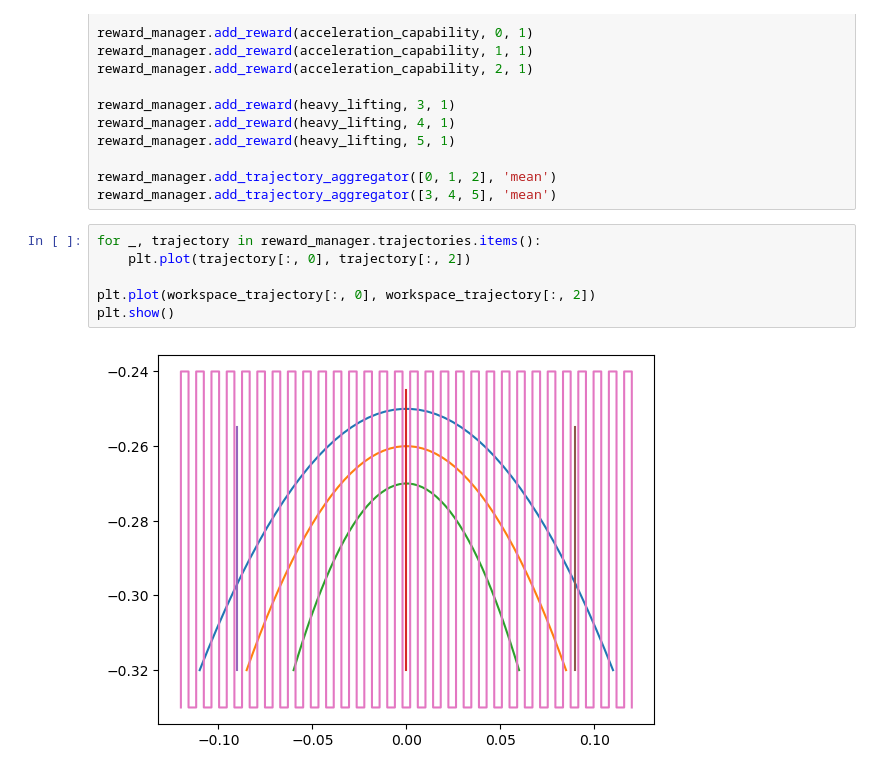
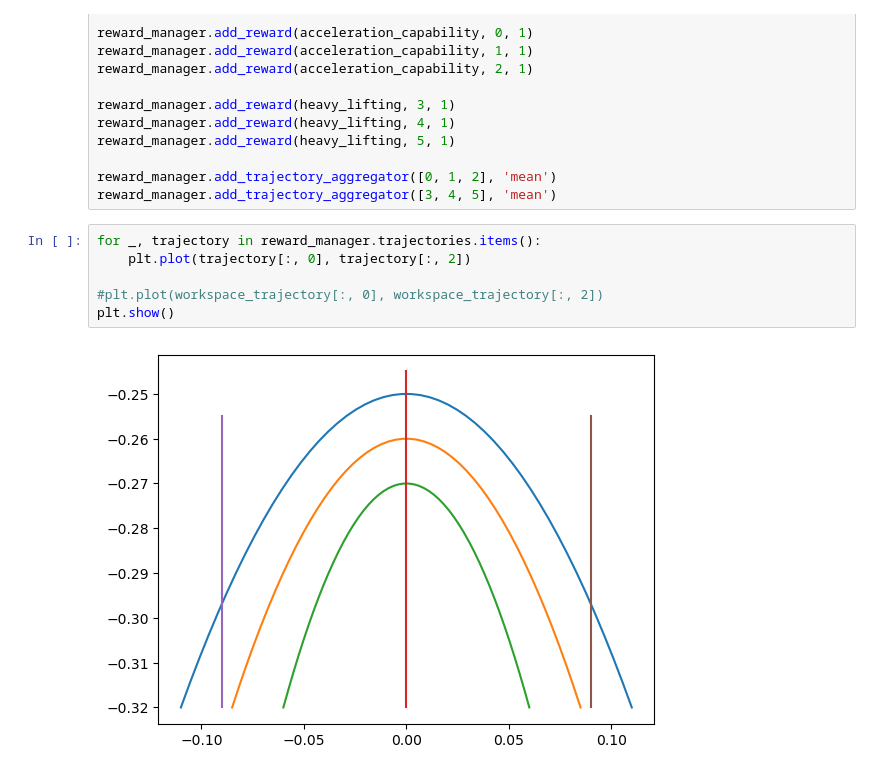
Before and after one commit to LicAiBeerLab/auto-robotics-design, a Jupyter notebook: apps/optimize/first_optimization_setup.ipynb, the cells around one changed output. Saved outputs shown, nothing was run; the diff lists cells and outputs as text.

```diff
--- a/apps/optimize/first_optimization_setup.ipynb
+++ b/apps/optimize/first_optimization_setup.ipynb
@@ -115,9 +115,9 @@ reward_manager.add_trajectory_aggregator([3, 4, 5], 'mean')
 # %%
 for _, trajectory in reward_manager.trajectories.items():
     plt.plot(trajectory[:, 0], trajectory[:, 2])
 
-plt.plot(workspace_trajectory[:, 0], workspace_trajectory[:, 2])
+#plt.plot(workspace_trajectory[:, 0], workspace_trajectory[:, 2])
 plt.show()
 # %% [output]
-[figure, old version]
+[figure, new version]
 # %%
```
Also changed, not shown: parts of 2 cells of this notebook, 6 other files.
